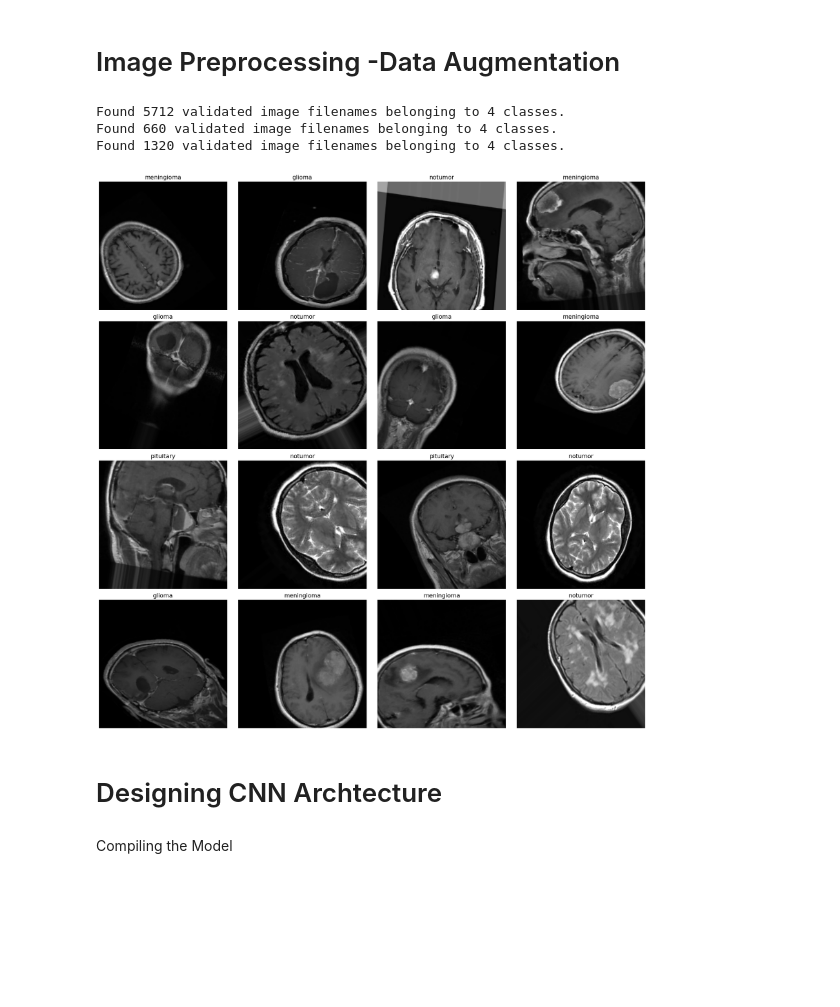
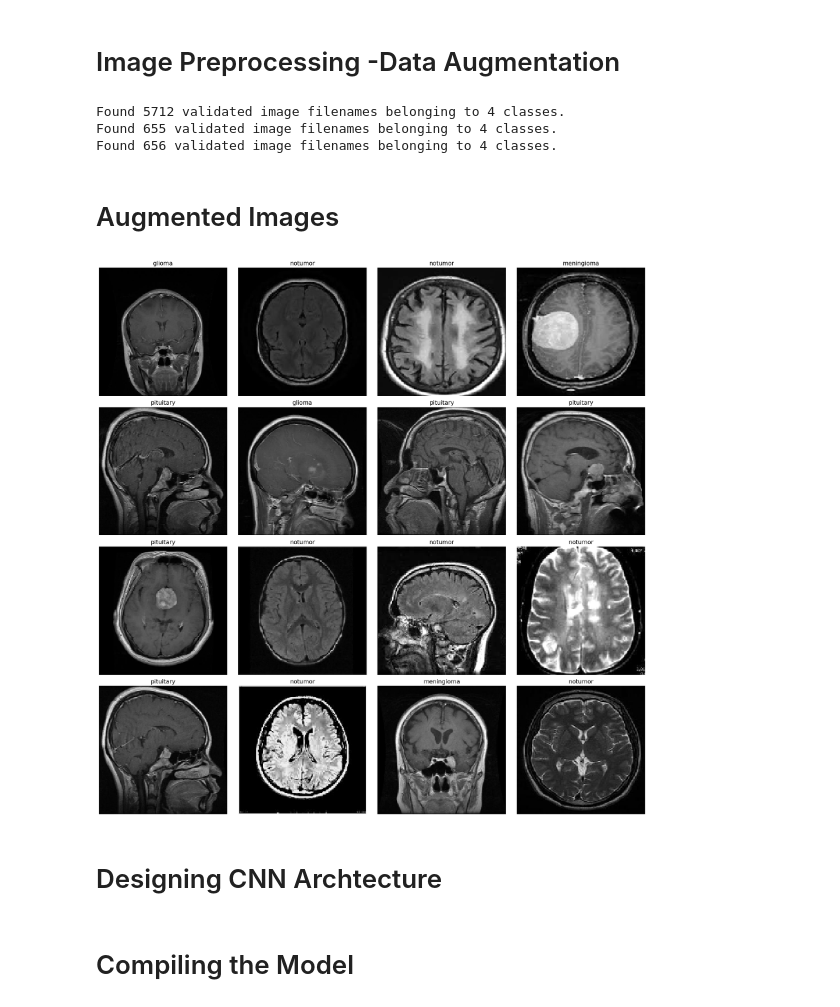
Before and after one commit to usamasafdarvirk/A_Deep_Learning_Approach_to_Precise_MRI_Brain_Tumor_Diagnosis, a Jupyter notebook: MRI_Image_Classification_Using_Deep_Learning.ipynb, the cells around one changed output. Cells and saved outputs as stored; diff of their text form; code cells hidden in the pictures; blank space fills up the shorter version.

```diff
--- a/MRI_Image_Classification_Using_Deep_Learning.ipynb
+++ b/MRI_Image_Classification_Using_Deep_Learning.ipynb
@@ -99,0 +77,3 @@ test_df
+# %%
+train_data = create_train_dataframe('/content/drive/MyDrive/MRI Brain Tumor Dataset/Training')
+train_data
@@ -99,0 +94,3 @@ test_df
+# %%
+test_data = create_test_dataframe('/content/drive/MyDrive/MRI Brain Tumor Dataset/Testing')
+test_data
@@ -136,13 +148,13 @@ plot_class_distribution(test_df, 'Label', 'Count of Images in Each Test Class',
 # %% [markdown]
 # Spliting the Imges to Train and Test Set
 # %%
-valid_df, ts_df = train_test_split(test_df, train_size=0.5, random_state=20, stratify=test_df['Label'])
+valid_data, test_data = train_test_split(test_data, train_size=0.5, random_state=20, stratify=test_data['Label'])
 # %% [markdown]
 # Image Preprocessing -Data Augmentation
 # %%
 # Parameters
 batch_size = 32  # Number of images to be yielded from the generator per batch
-img_size = (224, 224)  # Target size for each image
+img_size = (150, 150)  # Target size for each image
 brightness_range = (0.8, 1.2)  # Range for random brightness adjustment
 rescale_factor = 1/255  # Rescaling factor for the images
 
@@ -150,17 +162,11 @@ rescale_factor = 1/255  # Rescaling factor for the images
 train_val_gen = ImageDataGenerator(
     rescale=rescale_factor,
     brightness_range=brightness_range,
-    rotation_range=40,  # Randomly rotate images by up to 40 degrees
-    width_shift_range=0.2,  # Randomly shift images horizontally by up to 20% of the width
-    height_shift_range=0.2,  # Randomly shift images vertically by up to 20% of the height
-    shear_range=0.2,  # Shear transformation
-    zoom_range=0.2,  # Randomly zoom into images
-    horizontal_flip=True,  # Randomly flip images horizontally
-    fill_mode='nearest'  # Strategy for filling in newly created pixels
 )
 
 # ImageDataGenerator for test set (only rescaling)
-test_gen = ImageDataGenerator(rescale=rescale_factor)
+test_gen = ImageDataGenerator(rescale=rescale_factor,
+                              brightness_range=brightness_range,)
 
 # Function to create generators from dataframes
 def create_generators(tr_df, valid_df, ts_df, batch_size, img_size):
@@ -205,61 +211,64 @@ def create_generators(tr_df, valid_df, ts_df, batch_size, img_size):
         y_col='Label',
         batch_size=16,
         target_size=img_size,
-        shuffle= True
+        shuffle=False
     )
 
     return train_gen, valid_gen, test_gen_flow
 
-train_gen, valid_gen, test_gen_flow = create_generators(train_df, valid_df, test_df, batch_size, img_size)
+train_gen_data, valid_gen_data, test_gen_flow_data = create_generators(train_data, valid_data, test_data, batch_size, img_size)
 # %% [output]
 Found 5712 validated image filenames belonging to 4 classes.
-Found 660 validated image filenames belonging to 4 classes.
-Found 1320 validated image filenames belonging to 4 classes.
+Found 655 validated image filenames belonging to 4 classes.
+Found 656 validated image filenames belonging to 4 classes.
+# %% [markdown]
+# Augmented Images
 # %%
-def display_batch_images(generator, class_indices, batch_size=16, grid_size=(4, 4), figsize=(20, 20)):
+def show_image_batch(data_generator, label_mapping, batch_size=16, grid_size=(4, 4), figsize=(20, 20)):
     """
-    Displays a batch of images and their corresponding class labels from the given generator.
+    Displays a batch of images and their corresponding class labels from the given data generator.
 
     Parameters:
-    generator (tf.keras.preprocessing.image.DirectoryIterator): The data generator to fetch images and labels from.
-    class_indices (dict): A dictionary mapping class names to their corresponding indices.
+    data_generator (tf.keras.preprocessing.image.DirectoryIterator): The data generator to fetch images and labels from.
+    label_mapping (dict): A dictionary mapping class names to their corresponding indices.
     batch_size (int): Number of images to display in the batch (default is 16).
     grid_size (tuple): The size of the grid for displaying images (default is (4, 4)).
     figsize (tuple): The size of the figure for the plot (default is (20, 20)).
 
     Returns:
     None
     """
     # Create a list of class names from the dictionary keys
-    classes = list(class_indices.keys())
-    # Fetch the next batch of images and labels from the generator
-    images, labels = next(generator)
+    class_names = list(label_mapping.keys())
+    # Fetch the next batch of images and labels from the data generator
+    images, labels = next(data_generator)
 
     # Set the figure size for the plot
     plt.figure(figsize=figsize)
 
     # Iterate over the images and their corresponding labels
     for i, (image, label) in enumerate(zip(images, labels)):
         if i >= batch_size:
             break
         # Create a subplot in the grid
         plt.subplot(grid_size[0], grid_size[1], i + 1)
         # Display the image
         plt.imshow(image)
         # Find the index of the highest value in the one-hot encoded label
-        class_name = classes[np.argmax(label)]
+        class_name = class_names[np.argmax(label)]
         # Set the title of the subplot to the class name
         plt.title(class_name, color='k', fontsize=15)
         plt.axis('off')  # Turn off axis
 
     # Display the figure with all subplots
     plt.tight_layout()
     plt.show()
 
-class_dict = train_gen.class_indices
-display_batch_images(train_gen, class_dict)
+# Example usage
+label_dict = train_gen_data.class_indices
+show_image_batch(train_gen_data, label_dict)
 # %% [output]
-[figure, old version]
+[figure, new version]
 # %% [markdown]
 # Designing CNN Archtecture
 # %%
@@ -326,6 +337,6 @@ model = Sequential([
 ])
 # %% [markdown]
-Compiling the Model
+# Compiling the Model
 # %%
 model.compile(Adamax(learning_rate= 0.001), loss= 'categorical_crossentropy', metrics= ['accuracy'])
 model.summary()
```
Also changed, not shown: parts of 48 cells of this notebook.
